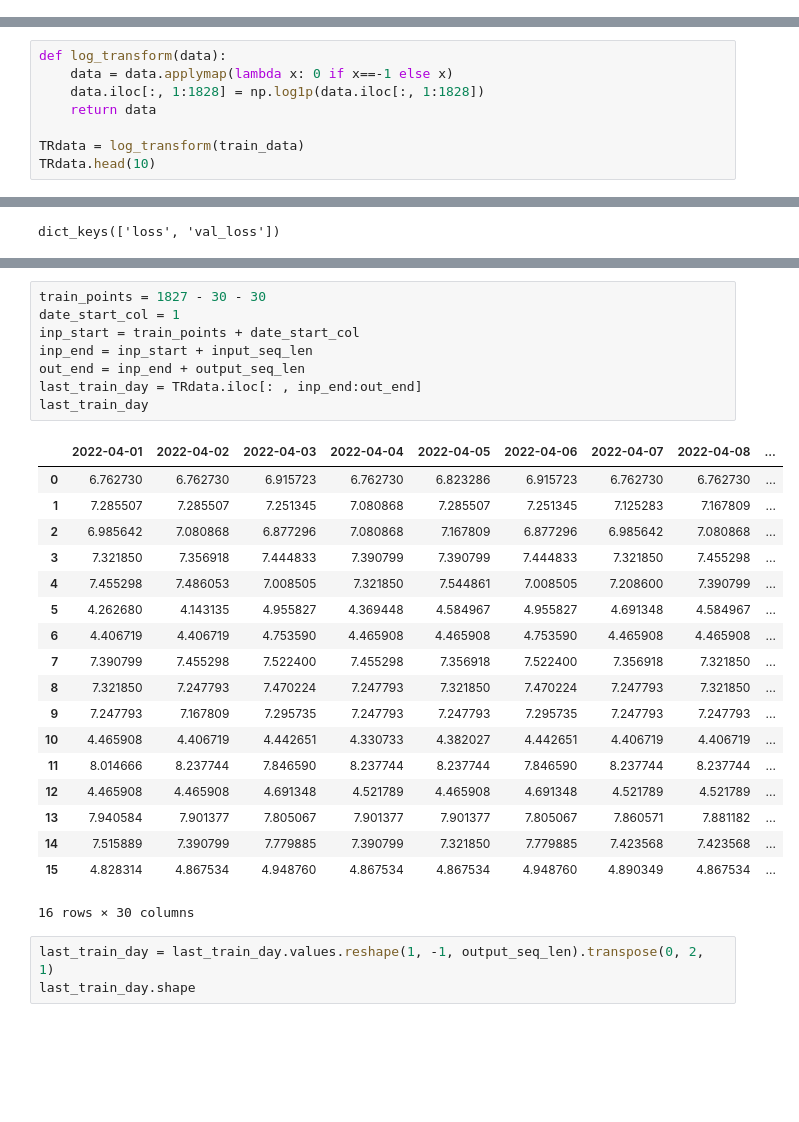
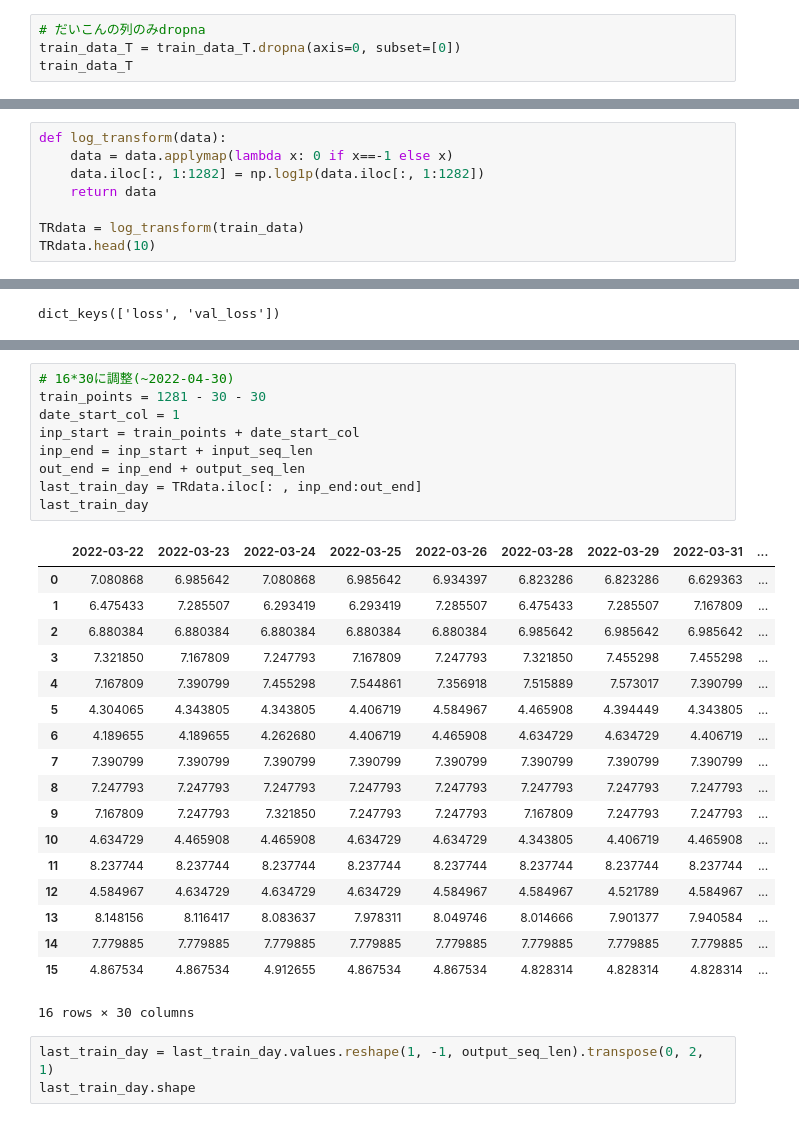
Before and after one commit to 09de156p/fresh-vegetable-price-forecasts-nishika, a Jupyter notebook: LSTM_submission.ipynb, the cells around one changed output, grey strips where cells are left out. Drawn from its saved outputs; the diff is of its cells as text; blank space fills up the shorter version.

```diff
--- a/LSTM_submission.ipynb
+++ b/LSTM_submission.ipynb
@@ -305,0 +329,4 @@ train_data = train_data_T.T
+# %%
+# だいこんの列のみdropna
+train_data_T = train_data_T.dropna(axis=0, subset=[0])
+train_data_T
@@ -323,7 +382,7 @@ len(pd.date_range("2022-05-02", "2022-05-31"))
 # %%
 def log_transform(data):
     data = data.applymap(lambda x: 0 if x==-1 else x)
-    data.iloc[:, 1:1828] = np.log1p(data.iloc[:, 1:1828])
+    data.iloc[:, 1:1282] = np.log1p(data.iloc[:, 1:1282])
     return data
 
 TRdata = log_transform(train_data)
@@ -445,29 +504,30 @@ test_output.shape
 # %%
-train_points = 1827 - 30 - 30
+# 16*30に調整(~2022-04-30)
+train_points = 1281 - 30 - 30
 date_start_col = 1
 inp_start = train_points + date_start_col
 inp_end = inp_start + input_seq_len
 out_end = inp_end + output_seq_len
 last_train_day = TRdata.iloc[: , inp_end:out_end]
 last_train_day
 # %% [output]
-|  | 2022-04-01 | 2022-04-02 | 2022-04-03 | 2022-04-04 | 2022-04-05 | 2022-04-06 | 2022-04-07 | 2022-04-08 | ... |
-| 0 | 6.762730 | 6.762730 | 6.915723 | 6.762730 | 6.823286 | 6.915723 | 6.762730 | 6.762730 | ... |
-| 1 | 7.285507 | 7.285507 | 7.251345 | 7.080868 | 7.285507 | 7.251345 | 7.125283 | 7.167809 | ... |
-| 2 | 6.985642 | 7.080868 | 6.877296 | 7.080868 | 7.167809 | 6.877296 | 6.985642 | 7.080868 | ... |
-| 3 | 7.321850 | 7.356918 | 7.444833 | 7.390799 | 7.390799 | 7.444833 | 7.321850 | 7.455298 | ... |
-| 4 | 7.455298 | 7.486053 | 7.008505 | 7.321850 | 7.544861 | 7.008505 | 7.208600 | 7.390799 | ... |
-| 5 | 4.262680 | 4.143135 | 4.955827 | 4.369448 | 4.584967 | 4.955827 | 4.691348 | 4.584967 | ... |
-| 6 | 4.406719 | 4.406719 | 4.753590 | 4.465908 | 4.465908 | 4.753590 | 4.465908 | 4.465908 | ... |
-| 7 | 7.390799 | 7.455298 | 7.522400 | 7.455298 | 7.356918 | 7.522400 | 7.356918 | 7.321850 | ... |
-| 8 | 7.321850 | 7.247793 | 7.470224 | 7.247793 | 7.321850 | 7.470224 | 7.247793 | 7.321850 | ... |
-| 9 | 7.247793 | 7.167809 | 7.295735 | 7.247793 | 7.247793 | 7.295735 | 7.247793 | 7.247793 | ... |
-| 10 | 4.465908 | 4.406719 | 4.442651 | 4.330733 | 4.382027 | 4.442651 | 4.406719 | 4.406719 | ... |
-| 11 | 8.014666 | 8.237744 | 7.846590 | 8.237744 | 8.237744 | 7.846590 | 8.237744 | 8.237744 | ... |
-| 12 | 4.465908 | 4.465908 | 4.691348 | 4.521789 | 4.465908 | 4.691348 | 4.521789 | 4.521789 | ... |
-| 13 | 7.940584 | 7.901377 | 7.805067 | 7.901377 | 7.901377 | 7.805067 | 7.860571 | 7.881182 | ... |
-| 14 | 7.515889 | 7.390799 | 7.779885 | 7.390799 | 7.321850 | 7.779885 | 7.423568 | 7.423568 | ... |
-| 15 | 4.828314 | 4.867534 | 4.948760 | 4.867534 | 4.867534 | 4.948760 | 4.890349 | 4.867534 | ... |
+|  | 2022-03-22 | 2022-03-23 | 2022-03-24 | 2022-03-25 | 2022-03-26 | 2022-03-28 | 2022-03-29 | 2022-03-31 | ... |
+| 0 | 7.080868 | 6.985642 | 7.080868 | 6.985642 | 6.934397 | 6.823286 | 6.823286 | 6.629363 | ... |
+| 1 | 6.475433 | 7.285507 | 6.293419 | 6.293419 | 7.285507 | 6.475433 | 7.285507 | 7.167809 | ... |
+| 2 | 6.880384 | 6.880384 | 6.880384 | 6.880384 | 6.880384 | 6.985642 | 6.985642 | 6.985642 | ... |
+| 3 | 7.321850 | 7.167809 | 7.247793 | 7.167809 | 7.247793 | 7.321850 | 7.455298 | 7.455298 | ... |
+| 4 | 7.167809 | 7.390799 | 7.455298 | 7.544861 | 7.356918 | 7.515889 | 7.573017 | 7.390799 | ... |
+| 5 | 4.304065 | 4.343805 | 4.343805 | 4.406719 | 4.584967 | 4.465908 | 4.394449 | 4.343805 | ... |
+| 6 | 4.189655 | 4.189655 | 4.262680 | 4.406719 | 4.465908 | 4.634729 | 4.634729 | 4.406719 | ... |
+| 7 | 7.390799 | 7.390799 | 7.390799 | 7.390799 | 7.390799 | 7.390799 | 7.390799 | 7.390799 | ... |
+| 8 | 7.247793 | 7.247793 | 7.247793 | 7.247793 | 7.247793 | 7.247793 | 7.247793 | 7.247793 | ... |
+| 9 | 7.167809 | 7.247793 | 7.321850 | 7.247793 | 7.247793 | 7.167809 | 7.247793 | 7.247793 | ... |
+| 10 | 4.634729 | 4.465908 | 4.465908 | 4.634729 | 4.634729 | 4.343805 | 4.406719 | 4.465908 | ... |
+| 11 | 8.237744 | 8.237744 | 8.237744 | 8.237744 | 8.237744 | 8.237744 | 8.237744 | 8.237744 | ... |
+| 12 | 4.584967 | 4.634729 | 4.634729 | 4.634729 | 4.584967 | 4.584967 | 4.521789 | 4.584967 | ... |
+| 13 | 8.148156 | 8.116417 | 8.083637 | 7.978311 | 8.049746 | 8.014666 | 7.901377 | 7.940584 | ... |
+| 14 | 7.779885 | 7.779885 | 7.779885 | 7.779885 | 7.779885 | 7.779885 | 7.779885 | 7.779885 | ... |
+| 15 | 4.867534 | 4.867534 | 4.912655 | 4.867534 | 4.867534 | 4.828314 | 4.828314 | 4.828314 | ... |
 16 rows × 30 columns
 # %%
 last_train_day = last_train_day.values.reshape(1, -1, output_seq_len).transpose(0, 2, 1)
```
Also changed, not shown: parts of 21 cells of this notebook, 1 other file.
